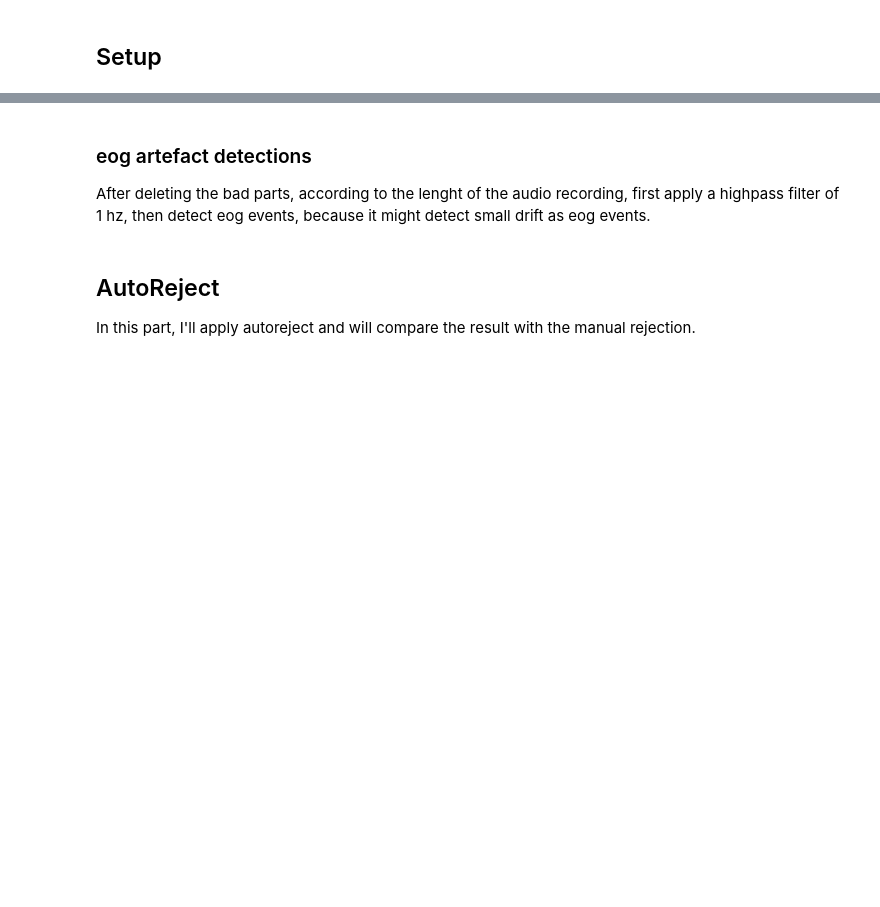
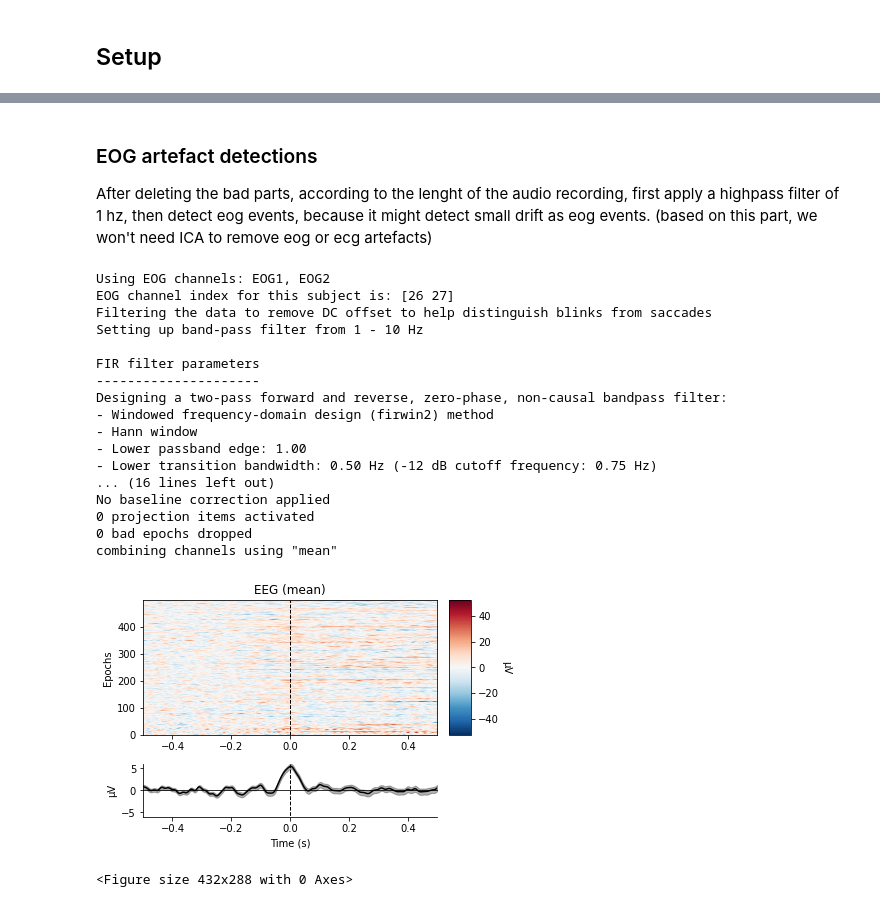
Before and after one commit to sycomix/SuggNet, a Jupyter notebook: otka/preprocessing.ipynb, the cells around one changed output, grey strips where cells are left out. Drawn from its saved outputs; the diff is of its cells as text; code cells hidden in the pictures; blank space fills up the shorter version.

```diff
--- a/otka/preprocessing.ipynb
+++ b/otka/preprocessing.ipynb
@@ -145,0 +194,37 @@ in the second iteration of preprocessing the cutoff of highpass filtering will b
+# %%
+subject='01'
+session = '01'
+task = 'baseline1'
+bids_root = '/Users/yeganeh/Codes/otka-preprocessing/data/Main-study'
+bids_path = mne_bids.BIDSPath(subject=subject, session=session, task=task, root=bids_root)
+sampling_freq = 1000
+
+raw = mne_bids.read_raw_bids(bids_path, extra_params={'preload':True}, verbose=False)
+# raw.drop_channels(['FC6'])
+
+raw.set_eeg_reference(['M1','M2'])
+raw.filter(0.5,40)
+raw = cut_noisy(raw, task=task, language='hun')
+pos = mne.channels.make_standard_montage('standard_1020')
+raw.set_montage(pos)
+
+new_annot = mne.Annotations(onset=[0],
+                         duration=[int(len(raw)/sampling_freq)],
+                        description=['baseline1'])
+raw.set_annotations(new_annot)
+events, event_dict = mne.events_from_annotations(raw, chunk_duration= 1)
+## epoch data
+epoch = mne.Epochs(raw, events, event_dict, baseline=None, preload= True)
+
+# global rejection treshold
+
+reject = get_rejection_threshold(epoch, decim=2)
+
+# print('The rejection dictionary is %s' % reject)
+
+epoch.drop_bad(reject=reject)
+# epoch.average().plot()
+
+# local rejection
+# ar = AutoReject()
+# epochs_clean = ar.fit_transform(epoch)
@@ -146,6 +253,29 @@ in the second iteration of preprocessing the cutoff of highpass filtering will b
 # %% [markdown]
-### eog artefact detections
+### EOG artefact detections
 After deleting the bad parts, according to the lenght of the audio recording, first apply a highpass filter of 1 hz, then detect eog events, because it might detect small drift as eog events.
+(based on this part, we won't need ICA to remove eog or ecg artefacts)
-# %% [markdown]
-## AutoReject
-In this part, I'll apply autoreject and will compare the result with the manual rejection.
+# %%
+eog_epochs = mne.preprocessing.create_eog_epochs(raw, baseline=(-0.5, -0.2))
+eog_epochs.plot_image(combine='mean')
+plt.savefig('eogevents.png')
+plt.show()
+# %% [output]
+Using EOG channels: EOG1, EOG2
+EOG channel index for this subject is: [26 27]
+Filtering the data to remove DC offset to help distinguish blinks from saccades
+Setting up band-pass filter from 1 - 10 Hz
+
+FIR filter parameters
+---------------------
+Designing a two-pass forward and reverse, zero-phase, non-causal bandpass filter:
+- Windowed frequency-domain design (firwin2) method
+- Hann window
+- Lower passband edge: 1.00
+- Lower transition bandwidth: 0.50 Hz (-12 dB cutoff frequency: 0.75 Hz)
+... (16 lines left out)
+No baseline correction applied
+0 projection items activated
+0 bad epochs dropped
+combining channels using "mean"
+[figure, added]
+<Figure size 432x288 with 0 Axes>
```
Also changed, not shown: parts of 22 cells of this notebook, 1 other file.
